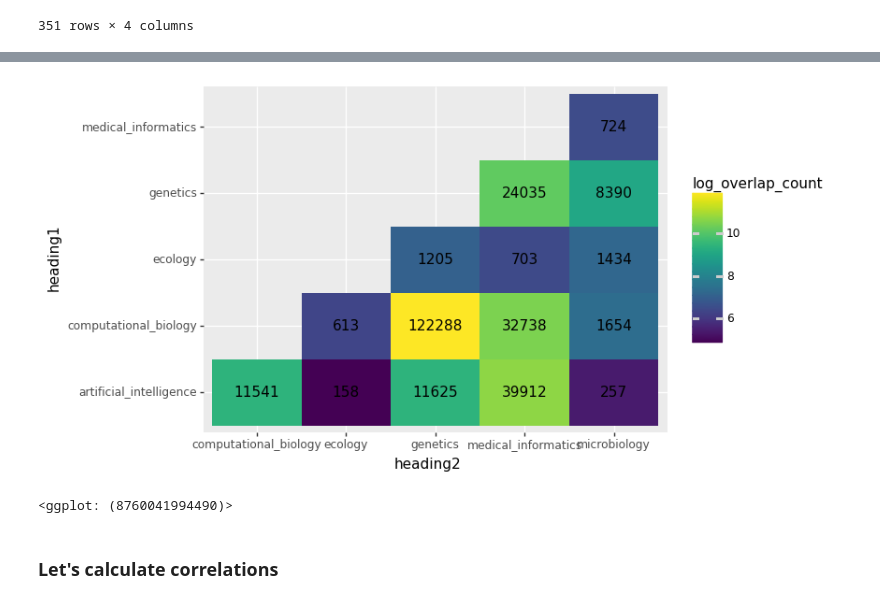
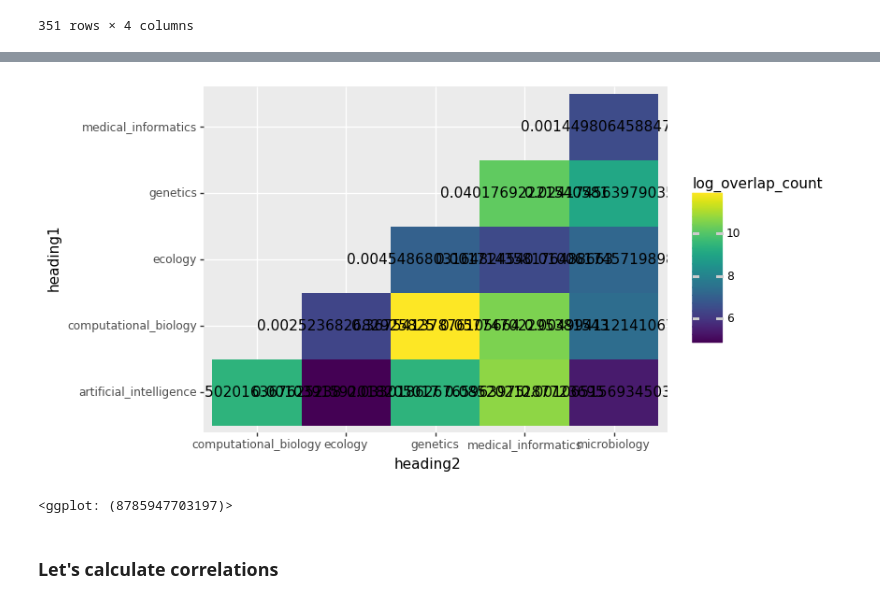
Before and after one commit to ben-heil/indices, a Jupyter notebook: notebooks/heading_similarity.ipynb, the cells around one changed output, grey strips where cells are left out. Drawn from its saved outputs; the diff is of its cells as text; code cells hidden in the pictures.

```diff
--- a/notebooks/heading_similarity.ipynb
+++ b/notebooks/heading_similarity.ipynb
@@ -212,3 +162,0 @@ for heading1, heading2 in tqdm(itertools.combinations(sorted(list(heading_to_df.
-# %%
-pairwise_df = pd.DataFrame(pairwise_data)
-pairwise_df
@@ -229,19 +163,11 @@ pairwise_df
-# %%
-headings1 = set(pairwise_df[pairwise_df['overlap_count'] > 1000]['heading1'])
-headings2 = set(pairwise_df[pairwise_df['overlap_count'] > 1000]['heading2'])
-pairwise_df = pairwise_df[pairwise_df['heading1'].isin(headings1 | headings2)]
-pairwise_df = pairwise_df[pairwise_df['heading2'].isin(headings1 | headings2)]
-# %%
-pairwise_df['log_overlap_count'] = np.log(pairwise_df['overlap_count'])
-pairwise_df['log_overlap'] = np.log(pairwise_df['paper_overlap'])
-# %%
-plot = ggplot(pairwise_df, aes(x='heading2', y='heading1', fill='log_overlap_count', label='overlap_count'))
-plot += geom_tile()
-plot += geom_text()
-plot
-# %% [output]
-[figure, removed]
-<ggplot: (8760041994490)>
+# %%
+plot = ggplot(pairwise_df, aes(x='heading2', y='heading1', fill='log_overlap_count', label='paper_overlap'))
+plot += geom_tile()
+plot += geom_text()
+plot
+# %% [output]
+[figure, added]
+<ggplot: (8785947703197)>
 # %% [markdown]
 ### Let's calculate correlations
 # %%
```
Also changed, not shown: parts of 11 cells of this notebook.
